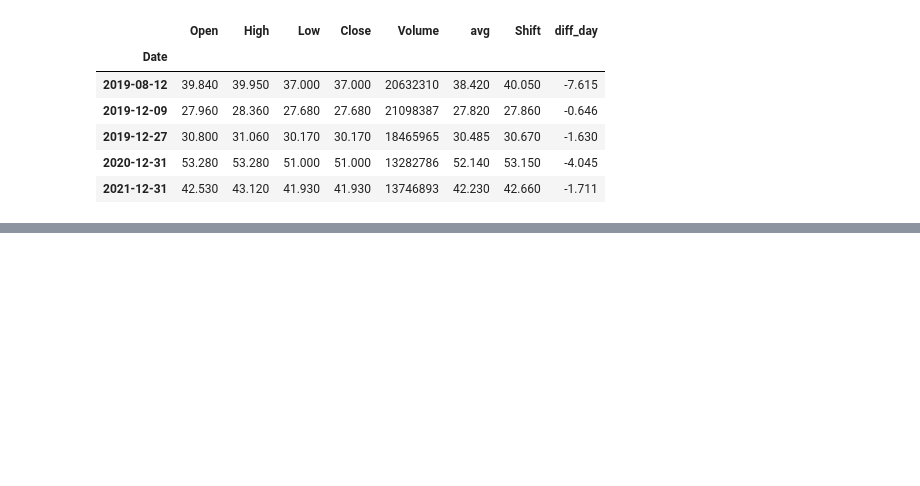
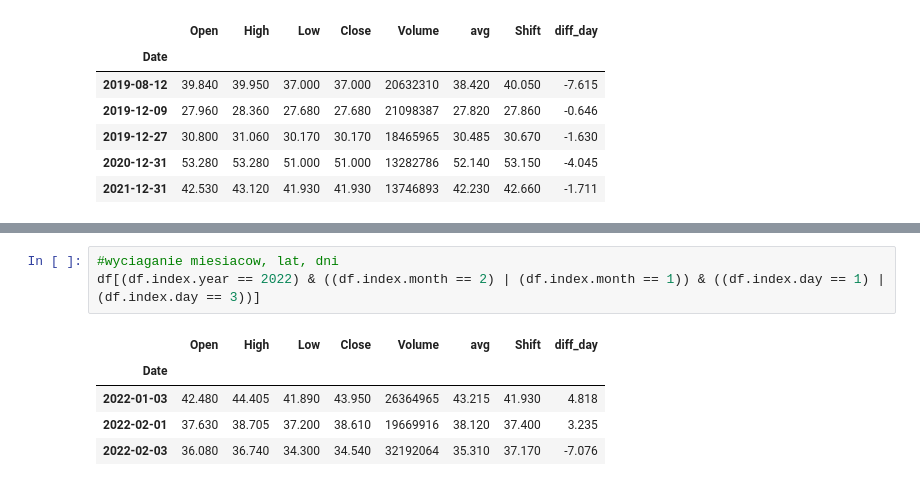
Before and after one commit to ChojnackiKRZ/data-science-bootcamp, a Jupyter notebook: 05_dane_gieldowe.ipynb, the cells around one changed output, grey strips where cells are left out. Drawn from its saved outputs; the diff is of its cells as text; blank space fills up the shorter version.

```diff
--- a/05_dane_gieldowe.ipynb
+++ b/05_dane_gieldowe.ipynb
@@ -293,0 +312,9 @@ df [df.Close == df.Low]
+# %%
+#wyciaganie miesiacow, lat, dni
+df[(df.index.year == 2022) & ((df.index.month == 2) | (df.index.month == 1)) & ((df.index.day == 1) | (df.index.day == 3))]
+# %% [output]
+|  | Open | High | Low | Close | Volume | avg | Shift | diff_day |
+| Date |  |  |  |  |  |  |  |  |
+| 2022-01-03 | 42.480 | 44.405 | 41.890 | 43.950 | 26364965 | 43.215 | 41.930 | 4.818 |
+| 2022-02-01 | 37.630 | 38.705 | 37.200 | 38.610 | 19669916 | 38.120 | 37.400 | 3.235 |
+| 2022-02-03 | 36.080 | 36.740 | 34.300 | 34.540 | 32192064 | 35.310 | 37.170 | -7.076 |
```
Also changed, not shown: parts of 1 cell of this notebook.
